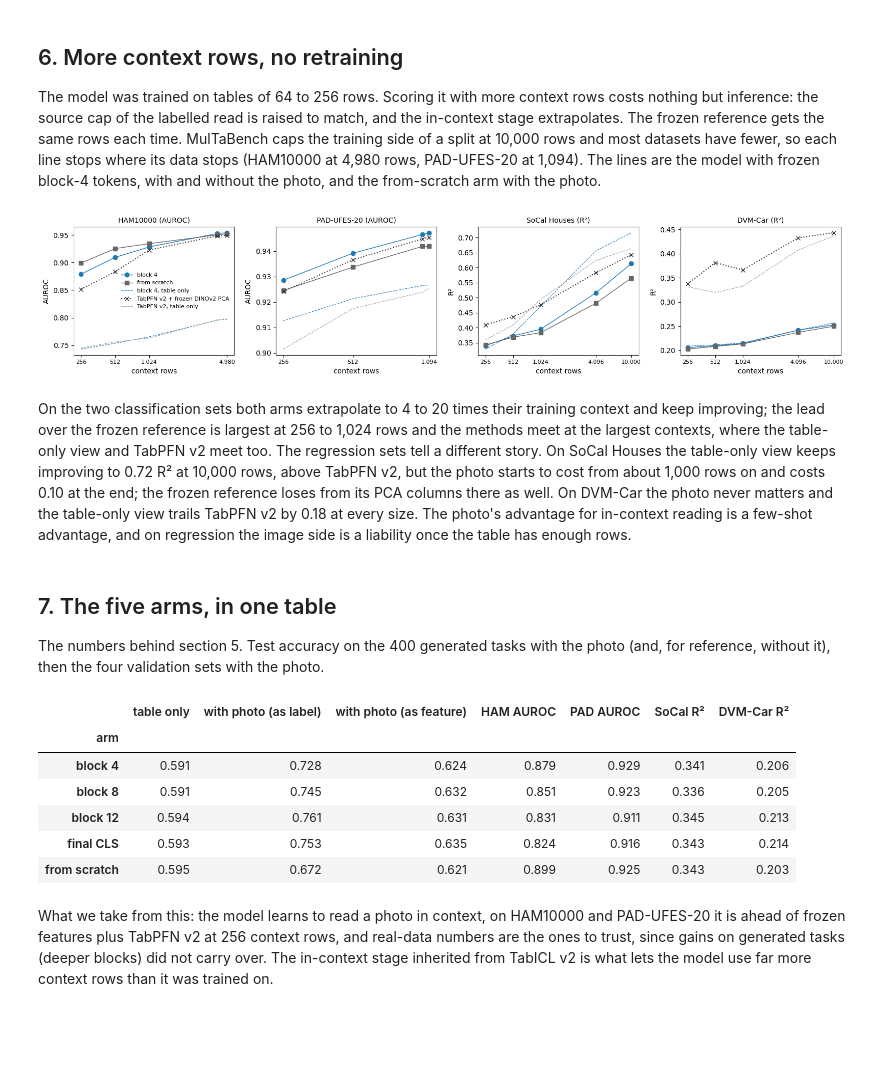
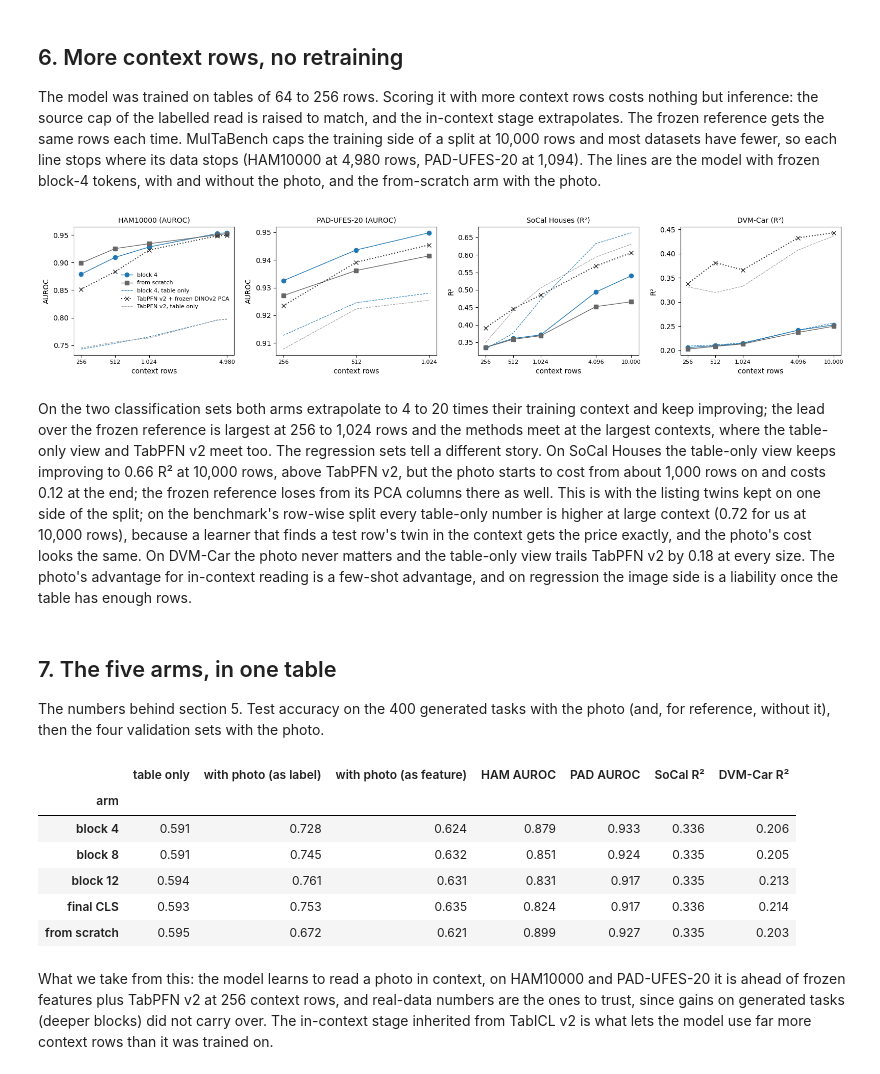
Before and after one commit to loevlie/table-image-icl, a Jupyter notebook: notebooks/results.ipynb, the cells around one changed output. Saved outputs shown, nothing was run; the diff lists cells and outputs as text; code cells hidden in the pictures; blank space fills up the shorter version.

```diff
--- a/notebooks/results.ipynb
+++ b/notebooks/results.ipynb
@@ -14,6 +14,15 @@ torch.manual_seed(0); np.random.seed(0)
 
 def record(run, name):
     return json.load(open(f"results/{run}/{name}"))
+
+GROUPED = ["PAD-UFES-20", "SoCal Houses"]            # scored with each patient or listing on one side of the split, see section 4
+
+def benchmark(run, suffix=""):
+    """The real-data records at one context size (suffix "" or "-contextN"): the benchmark's row-wise split for the
+    datasets without groups, the grouped split (multabench-grouped*.json) for the two with groups."""
+    m = {ds: d for ds, d in record(run, f"multabench{suffix}.json")["datasets"].items() if ds not in GROUPED}
+    path = f"results/{run}/multabench-grouped{suffix}.json"
+    return m | json.load(open(path))["datasets"] if os.path.exists(path) else m
 # %% [markdown]
 ## 1. One training task
 
@@ -107,5 +118,5 @@ MulTaBench's four validation datasets, 256 labelled rows as context, no training
 # %%
-m = record("block4", "multabench.json")["datasets"]
+m = benchmark("block4")
 keys = ["ours, table only", "ours, table + image", "ours, image of another row", "TabPFN v2, table + frozen DINOv2 PCA"]
 names = ["table only", "table + photo", "another row's photo", "TabPFN v2 + frozen DINOv2"]
 
@@ -134,12 +145,12 @@ scratch = {"from\nscratch": "pixels"}
 KEY = "ours, table + image"
 def scores(runs):
     photo = [record(r, "evaluation.json")["by_role"]["label"]["views"]["image"]["accuracy"] for r in runs.values()]
-    real = {ds: [record(r, "multabench.json")["datasets"][ds][KEY]["mean"] for r in runs.values()] for ds in ["HAM10000", "PAD-UFES-20", "SoCal Houses", "DVM-Car"]}
+    real = {ds: [benchmark(r)[ds][KEY]["mean"] for r in runs.values()] for ds in ["HAM10000", "PAD-UFES-20", "SoCal Houses", "DVM-Car"]}
     return photo, real
 with_photo, real = scores(arms)
 scratch_photo, scratch_real = scores(scratch)
 table_only = np.mean([record(r, "evaluation.json")["by_role"]["label"]["views"]["no image"]["accuracy"] for r in (arms | scratch).values()])
-ref = record("block4", "multabench.json")["datasets"]
+ref = benchmark("block4")
 
 fig, axes = plt.subplots(1, 3, figsize=(13.5, 3.4))
 axes[0].bar(list(arms), with_photo, color="C0"); axes[0].bar(list(scratch), scratch_photo, color="0.6")
@@ -163,29 +174,30 @@ The model was trained on tables of 64 to 256 rows. Scoring it with more context
 # %%
 lines = {"block 4": ("block4", "C0", "o", KEY), "from scratch": ("pixels", "0.4", "s", KEY), "block 4, table only": ("block4", "C0", "", "ours, table only")}
 SIZES = [256, 512, 1024, 4096, 10000]
 def sweep(run, ds, key=KEY):
     points = {}
     for n in SIZES:
-        path = f"results/{run}/multabench{'' if n == 256 else f'-context{n}'}.json"
-        if os.path.exists(path):
-            d = json.load(open(path))["datasets"][ds]; points[d["context_rows"]] = d[key]["mean"]
+        suffix = "" if n == 256 else f"-context{n}"
+        d = benchmark(run, suffix).get(ds) if os.path.exists(f"results/{run}/multabench{suffix}.json") else None
+        if d is not None:                                        # a grouped dataset has no point where its grouped record stops
+            points[d["context_rows"]] = d[key]["mean"]
     return sorted(points.items())
 fig, axes = plt.subplots(1, 4, figsize=(16, 3.4))
 for ax, ds in zip(axes, ["HAM10000", "PAD-UFES-20", "SoCal Houses", "DVM-Car"]):
     for name, (run, color, mk, key) in lines.items():
         pts = sweep(run, ds, key)
         ax.plot(*zip(*pts), mk + ("-" if mk else "--"), color=color, lw=1 if mk else 0.8, label=name)
     pts = sweep("block4", ds, "TabPFN v2, table + frozen DINOv2 PCA"); ax.plot(*zip(*pts), "x:", color="0.2", label="TabPFN v2 + frozen DINOv2 PCA")
     pts = sweep("block4", ds, "TabPFN v2, table only"); ax.plot(*zip(*pts), "--", color="0.6", lw=0.8, label="TabPFN v2, table only")
-    metric = record("block4", "multabench.json")["datasets"][ds]["metric"].replace("R2", "R²")
+    metric = benchmark("block4")[ds]["metric"].replace("R2", "R²")
     ax.set_xscale("log"); ax.set_xlabel("context rows"); ax.set_title(f"{ds} ({metric})", fontsize=10); ax.set_ylabel(metric)
     shown = sorted({x for run, _, _, _ in lines.values() for x, _ in sweep(run, ds)}); shown = [x for i, x in enumerate(shown) if i == len(shown) - 1 or shown[i + 1] > 1.3 * x]; ax.set_xticks(shown); ax.set_xticklabels([f"{x:,}" for x in shown], fontsize=8); ax.minorticks_off()
 axes[0].legend(frameon=False, fontsize=8)
 fig.tight_layout(); fig.savefig(f"{OUT}/context.png", dpi=160, bbox_inches="tight")
 # %% [output]
-[figure, old version]
+[figure, new version]
 # %% [markdown]
-On the two classification sets both arms extrapolate to 4 to 20 times their training context and keep improving; the lead over the frozen reference is largest at 256 to 1,024 rows and the methods meet at the largest contexts, where the table-only view and TabPFN v2 meet too. The regression sets tell a different story. On SoCal Houses the table-only view keeps improving to 0.72 R² at 10,000 rows, above TabPFN v2, but the photo starts to cost from about 1,000 rows on and costs 0.10 at the end; the frozen reference loses from its PCA columns there as well. On DVM-Car the photo never matters and the table-only view trails TabPFN v2 by 0.18 at every size. The photo's advantage for in-context reading is a few-shot advantage, and on regression the image side is a liability once the table has enough rows.
+On the two classification sets both arms extrapolate to 4 to 20 times their training context and keep improving; the lead over the frozen reference is largest at 256 to 1,024 rows and the methods meet at the largest contexts, where the table-only view and TabPFN v2 meet too. The regression sets tell a different story. On SoCal Houses the table-only view keeps improving to 0.66 R² at 10,000 rows, above TabPFN v2, but the photo starts to cost from about 1,000 rows on and costs 0.12 at the end; the frozen reference loses from its PCA columns there as well. This is with the listing twins kept on one side of the split; on the benchmark's row-wise split every table-only number is higher at large context (0.72 for us at 10,000 rows), because a learner that finds a test row's twin in the context gets the price exactly, and the photo's cost looks the same. On DVM-Car the photo never matters and the table-only view trails TabPFN v2 by 0.18 at every size. The photo's advantage for in-context reading is a few-shot advantage, and on regression the image side is a liability once the table has enough rows.
 # %% [markdown]
 ## 7. The five arms, in one table
 
@@ -193,17 +205,17 @@ The numbers behind section 5. Test accuracy on the 400 generated tasks with the
 # %%
 rows = []
 for name, r in (arms | scratch).items():
-    e = record(r, "evaluation.json")["by_role"]; m = record(r, "multabench.json")["datasets"]
+    e = record(r, "evaluation.json")["by_role"]; m = benchmark(r)
     rows.append([name.replace("\n", " "), round(e["label"]["views"]["no image"]["accuracy"], 3), round(e["label"]["views"]["image"]["accuracy"], 3),
                  round(e["feature"]["views"]["image"]["accuracy"], 3)] + [round(m[ds][KEY]["mean"], 3) for ds in ["HAM10000", "PAD-UFES-20", "SoCal Houses", "DVM-Car"]])
 pd.DataFrame(rows, columns=["arm", "table only", "with photo (as label)", "with photo (as feature)", "HAM AUROC", "PAD AUROC", "SoCal R²", "DVM-Car R²"]).set_index("arm")
 # %% [output]
 |  | table only | with photo (as label) | with photo (as feature) | HAM AUROC | PAD AUROC | SoCal R² | DVM-Car R² |
 | arm |  |  |  |  |  |  |  |
-| block 4 | 0.591 | 0.728 | 0.624 | 0.879 | 0.929 | 0.341 | 0.206 |
-| block 8 | 0.591 | 0.745 | 0.632 | 0.851 | 0.923 | 0.336 | 0.205 |
-| block 12 | 0.594 | 0.761 | 0.631 | 0.831 | 0.911 | 0.345 | 0.213 |
-| final CLS | 0.593 | 0.753 | 0.635 | 0.824 | 0.916 | 0.343 | 0.214 |
-| from scratch | 0.595 | 0.672 | 0.621 | 0.899 | 0.925 | 0.343 | 0.203 |
+| block 4 | 0.591 | 0.728 | 0.624 | 0.879 | 0.933 | 0.336 | 0.206 |
+| block 8 | 0.591 | 0.745 | 0.632 | 0.851 | 0.924 | 0.335 | 0.205 |
+| block 12 | 0.594 | 0.761 | 0.631 | 0.831 | 0.917 | 0.335 | 0.213 |
+| final CLS | 0.593 | 0.753 | 0.635 | 0.824 | 0.917 | 0.336 | 0.214 |
+| from scratch | 0.595 | 0.672 | 0.621 | 0.899 | 0.927 | 0.335 | 0.203 |
 # %% [markdown]
 What we take from this: the model learns to read a photo in context, on HAM10000 and PAD-UFES-20 it is ahead of frozen features plus TabPFN v2 at 256 context rows, and real-data numbers are the ones to trust, since gains on generated tasks (deeper blocks) did not carry over. The in-context stage inherited from TabICL v2 is what lets the model use far more context rows than it was trained on.
```
Also changed, not shown: parts of 3 cells of this notebook, 24 other files.
